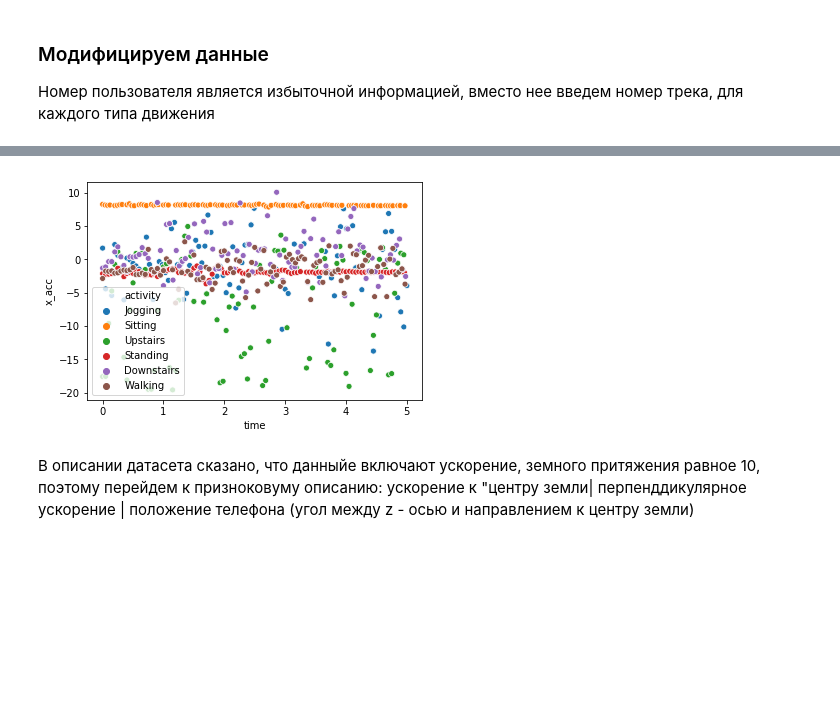
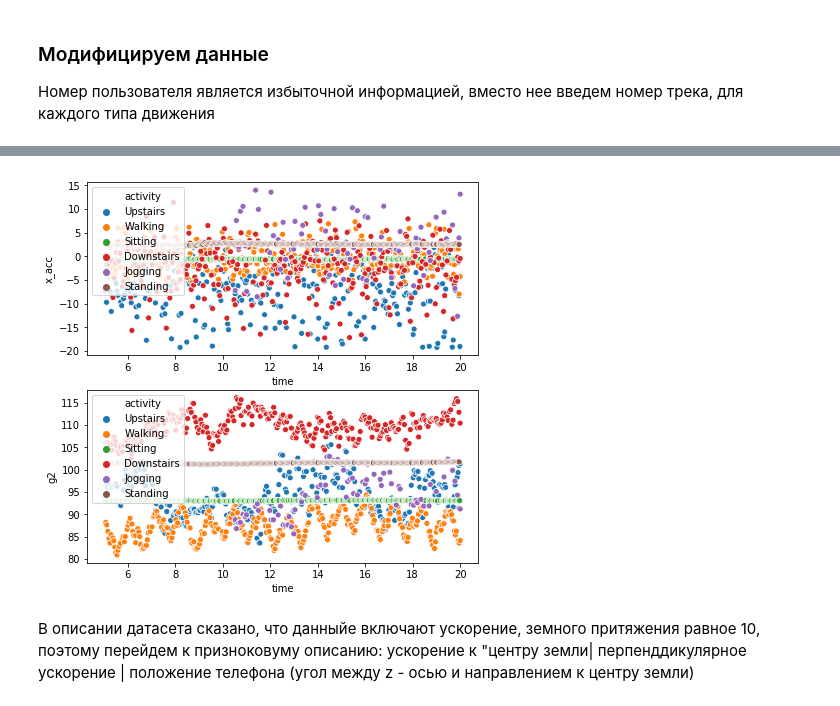
Before and after one commit to norrilsk/str_sht, a Jupyter notebook: Accelerometr.ipynb, the cells around one changed output, grey strips where cells are left out. Cells and saved outputs as stored; diff of their text form; code cells hidden in the pictures; blank space fills up the shorter version.

```diff
--- a/Accelerometr.ipynb
+++ b/Accelerometr.ipynb
@@ -135,9 +165,18 @@ Downstairs: 117
 # %%
 tr_ids = [random.choice(x) for x in  traks_by_type.values()]
+
+f, axes = plt.subplots(2, 1, figsize=(7, 7))
+
 sns.scatterplot(x="time", y="x_acc", hue="activity",
-                data=data[data.track.apply(lambda v: v in tr_ids) & (data.time < 5)])
+                data=data[data.track.apply(lambda v: v in tr_ids) & (data.time < 20)],
+                ax=axes[0])
+
+sns.scatterplot(x="time", y="g2", hue="activity",
+                data=data[data.track.apply(lambda v: v in tr_ids) & (data.time < 20)],
+                ax=axes[1])
+
 plt.show()
 # %% [output]
-[figure, old version]
+[figure, new version]
 # %% [markdown]
 В описании датасета сказано, что данныйе включают ускорение, земного притяжения равное 10, поэтому перейдем к призноковуму описанию: ускорение к "центру земли| перпенддикулярное ускорение | положение телефона (угол между z - осью и направлением к центру земли)
```
Also changed, not shown: parts of 6 cells of this notebook.
